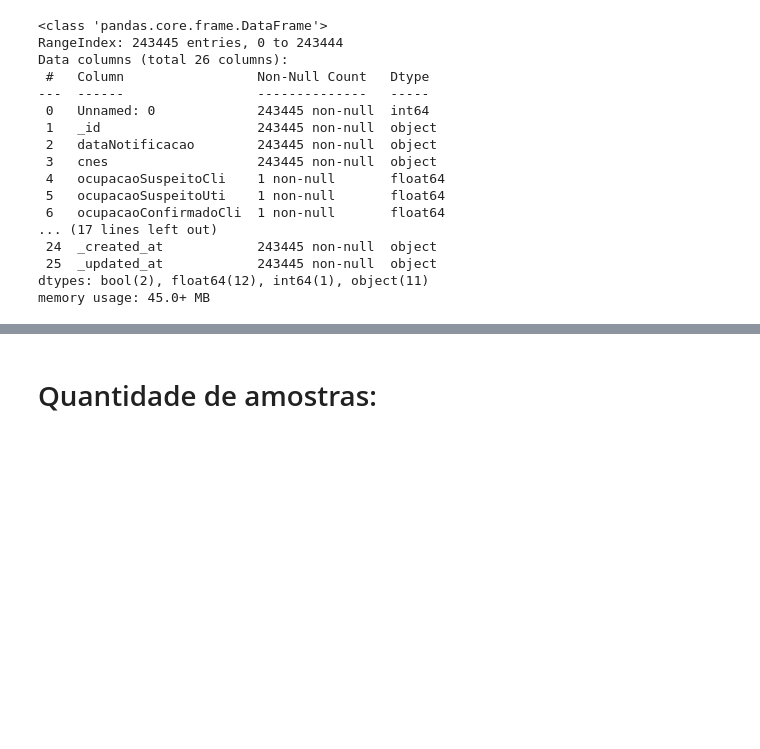
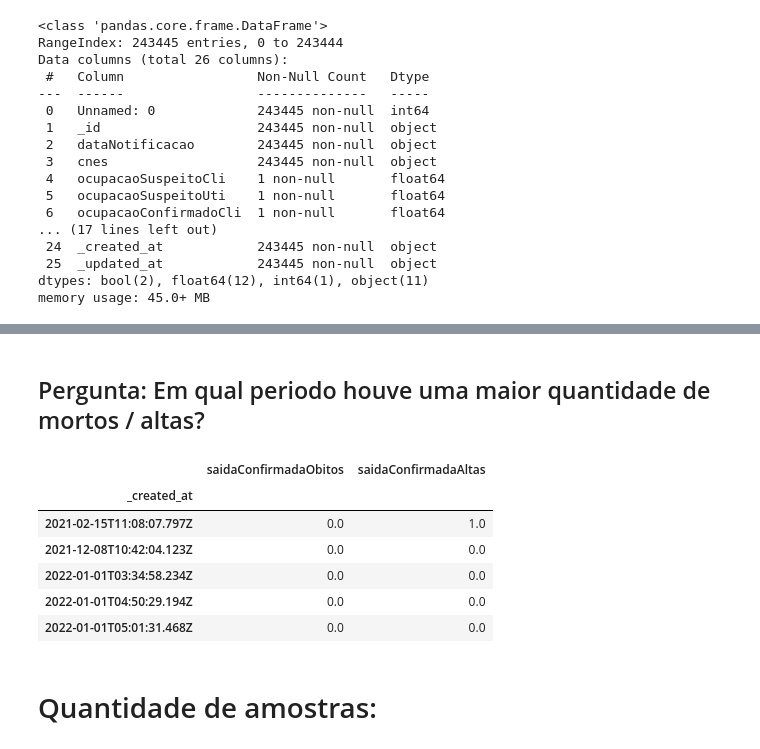
Before and after one commit to Gus-1003/Projetos_Geoestatistica, a Jupyter notebook: DataSus_Brasil_2022/DataSus_Leitos.ipynb, the cells around one changed output, grey strips where cells are left out. Drawn from its saved outputs; the diff is of its cells as text; code cells hidden in the pictures; blank space fills up the shorter version.

```diff
--- a/DataSus_Brasil_2022/DataSus_Leitos.ipynb
+++ b/DataSus_Brasil_2022/DataSus_Leitos.ipynb
@@ -119,0 +204,13 @@ dtype: int64
+# %% [markdown]
+## Pergunta: Em qual periodo houve uma maior quantidade de mortos / altas?
+# %%
+associar = dados.groupby(['_created_at'])['saidaConfirmadaObitos','saidaConfirmadaAltas'].agg('sum')
+associar.head()
+# %% [output]
+|  | saidaConfirmadaObitos | saidaConfirmadaAltas |
+| _created_at |  |  |
+| 2021-02-15T11:08:07.797Z | 0.0 | 1.0 |
+| 2021-12-08T10:42:04.123Z | 0.0 | 0.0 |
+| 2022-01-01T03:34:58.234Z | 0.0 | 0.0 |
+| 2022-01-01T04:50:29.194Z | 0.0 | 0.0 |
+| 2022-01-01T05:01:31.468Z | 0.0 | 0.0 |
```
Also changed, not shown: parts of 25 cells of this notebook.
